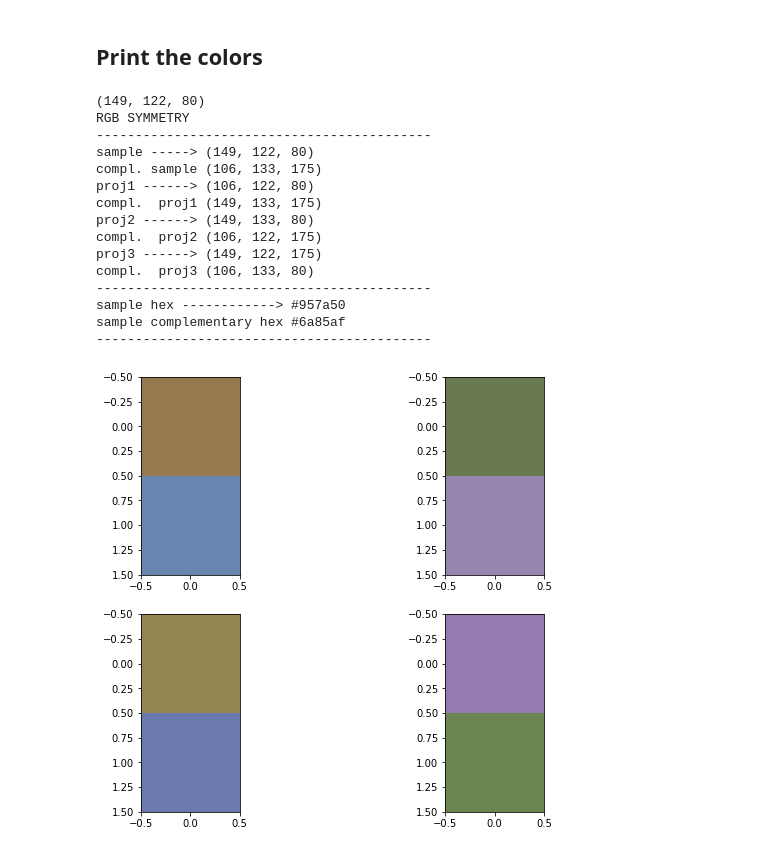
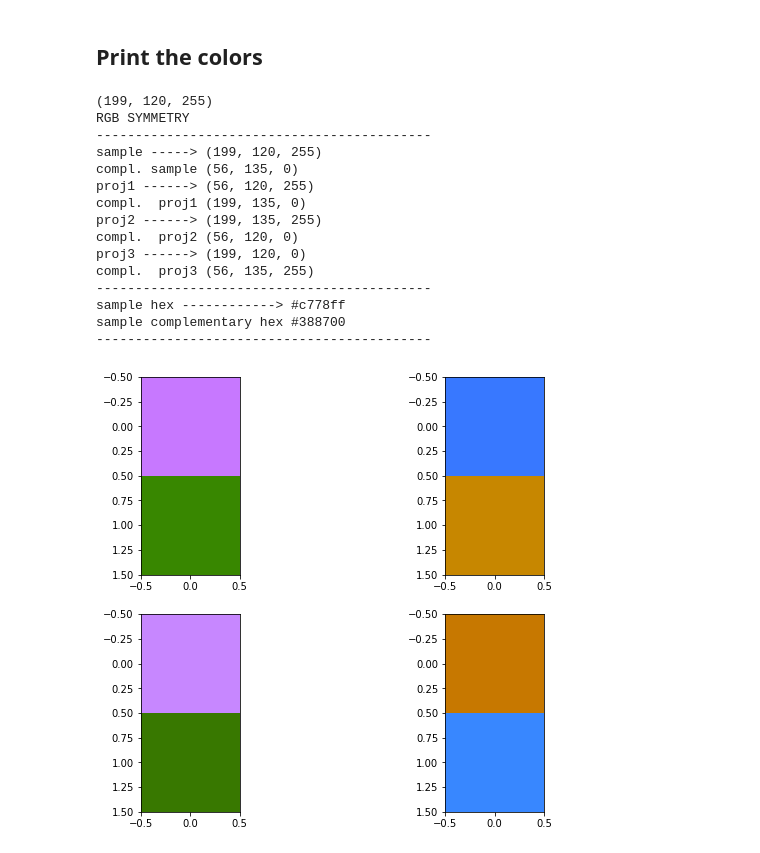
Before and after one commit to fmerizzi/color_symmetries, a Jupyter notebook: color_projections.ipynb, the cells around one changed output. Drawn from its saved outputs; the diff is of its cells as text; code cells hidden in the pictures.

```diff
--- a/color_projections.ipynb
+++ b/color_projections.ipynb
@@ -208,27 +208,27 @@ def print_HLS_tetradicColor(sample):
 ## Print the colors
 # %%
 #choose a color or randomly generate one
-sample = (np.random.randint(0,high=255),np.random.randint(0,high=255),np.random.randint(0,high=255))
-#sample = (12, 226, 148)
+#sample = (np.random.randint(0,high=255),np.random.randint(0,high=255),np.random.randint(0,high=255))
+sample =  (199, 120, 255)
 print(sample)
 print_RGB_symmetry(sample)
 # %% [output]
-(149, 122, 80)
+(199, 120, 255)
 RGB SYMMETRY
 -------------------------------------------
-sample -----> (149, 122, 80)
-compl. sample (106, 133, 175)
-proj1 ------> (106, 122, 80)
-compl.  proj1 (149, 133, 175)
-proj2 ------> (149, 133, 80)
-compl.  proj2 (106, 122, 175)
-proj3 ------> (149, 122, 175)
-compl.  proj3 (106, 133, 80)
+sample -----> (199, 120, 255)
+compl. sample (56, 135, 0)
+proj1 ------> (56, 120, 255)
+compl.  proj1 (199, 135, 0)
+proj2 ------> (199, 135, 255)
+compl.  proj2 (56, 120, 0)
+proj3 ------> (199, 120, 0)
+compl.  proj3 (56, 135, 255)
 -------------------------------------------
-sample hex ------------> #957a50
-sample complementary hex #6a85af
+sample hex ------------> #c778ff
+sample complementary hex #388700
 -------------------------------------------
-[figure, old version]
+[figure, new version]
 # %%
 print_HLS_complementary(sample)
 # %% [output]
```
Also changed, not shown: parts of 16 cells of this notebook.
